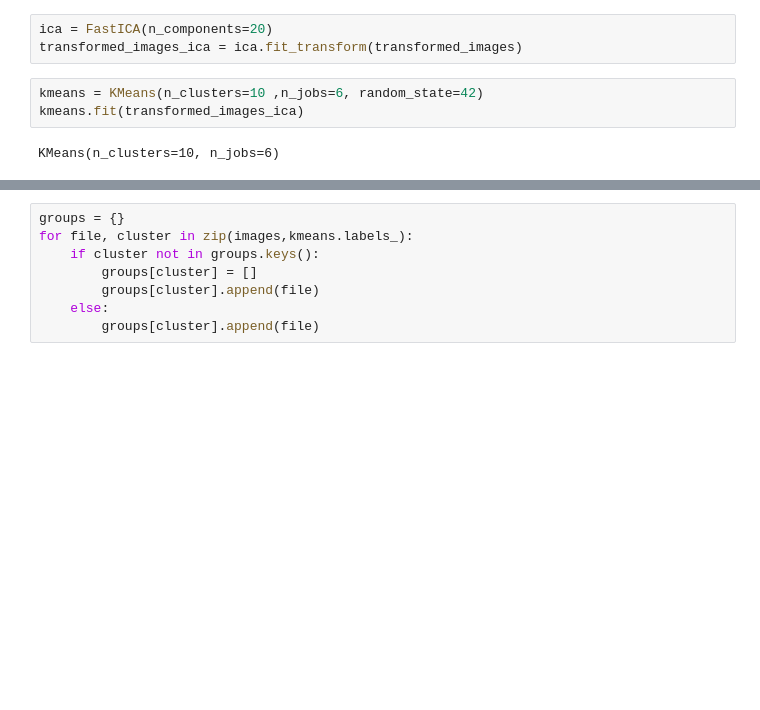
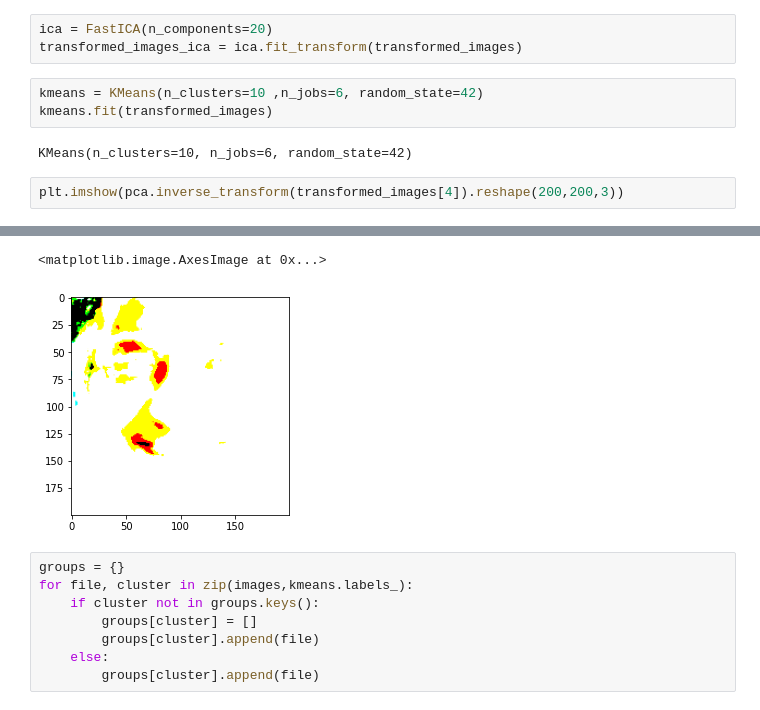
Before and after one commit to koldbrandt/glowing-umbrella-faces-unsup, a Jupyter notebook: ICA.ipynb, the cells around one changed output, grey strips where cells are left out. Cells and saved outputs as stored; diff of their text form; blank space fills up the shorter version.

```diff
--- a/ICA.ipynb
+++ b/ICA.ipynb
@@ -67,6 +73,9 @@ ica = FastICA(n_components=20)
 transformed_images_ica = ica.fit_transform(transformed_images)
 # %%
 kmeans = KMeans(n_clusters=10 ,n_jobs=6, random_state=42)
-kmeans.fit(transformed_images_ica)
+kmeans.fit(transformed_images)
 # %% [output]
-KMeans(n_clusters=10, n_jobs=6)
+KMeans(n_clusters=10, n_jobs=6, random_state=42)
+# %%
+plt.imshow(pca.inverse_transform(transformed_images[4]).reshape(200,200,3))
+# %% [output]
@@ -73,3 +83,5 @@ KMeans(n_clusters=10, n_jobs=6)
+<matplotlib.image.AxesImage at 0x...>
+[figure, added]
 # %%
 groups = {}
 for file, cluster in zip(images,kmeans.labels_):
```
Also changed, not shown: parts of 16 cells of this notebook.
